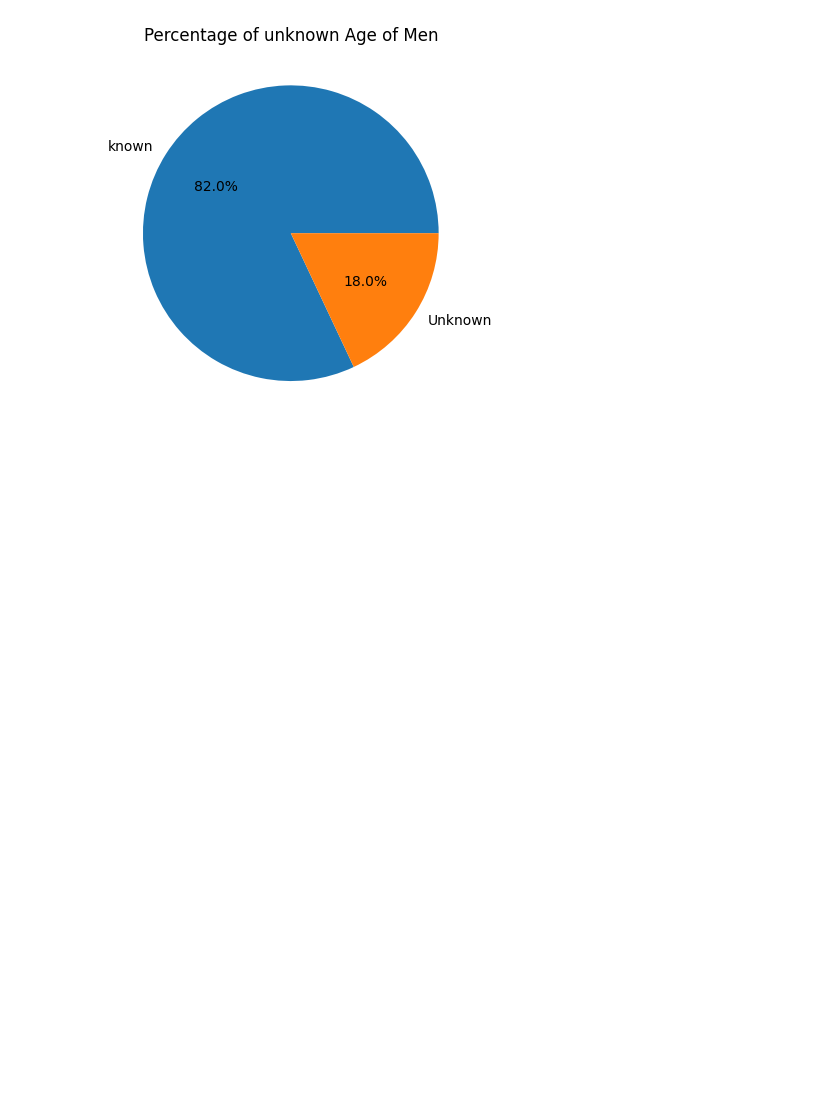
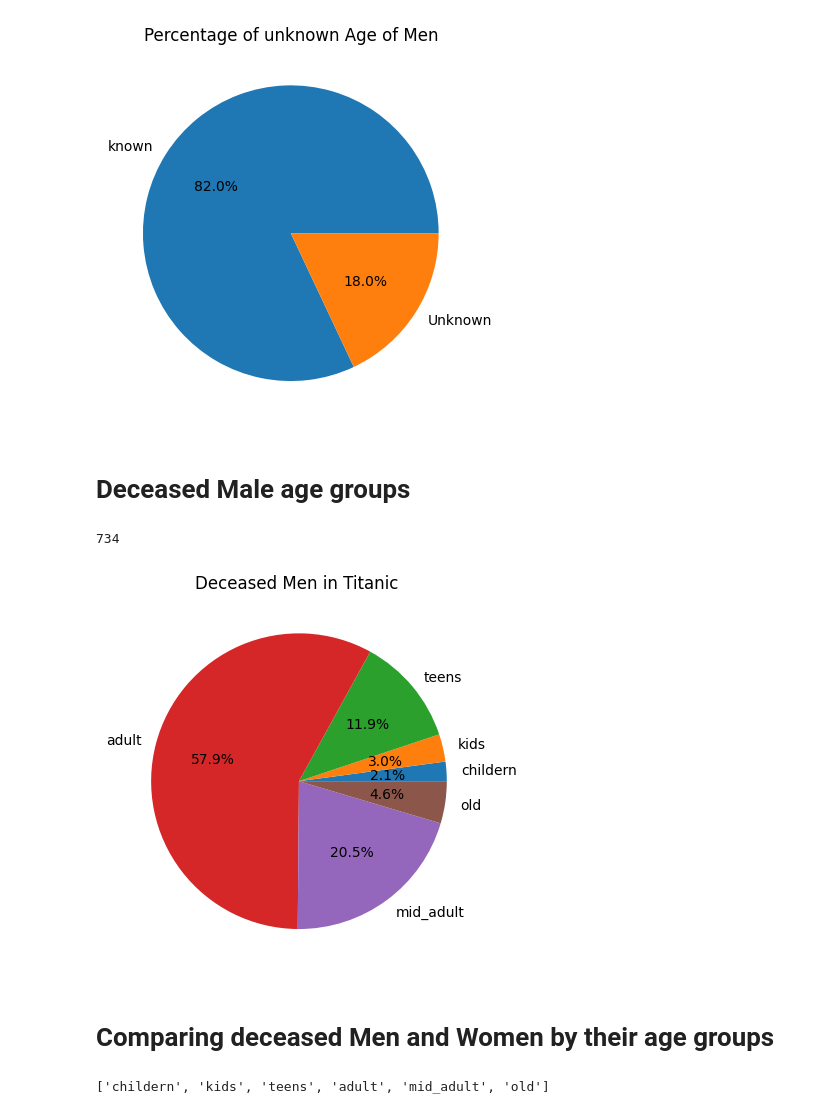
Before and after one commit to bilaalmunir/PRODIGY-DS-02, a Jupyter notebook: Prodigy-ds-02.ipynb, the cells around one changed output. Cells and saved outputs as stored; diff of their text form; code cells hidden in the pictures; blank space fills up the shorter version.

```diff
--- a/Prodigy-ds-02.ipynb
+++ b/Prodigy-ds-02.ipynb
@@ -265,3 +275,39 @@ plt.title("Percentage of unknown Age of Men")
 plt.show()
 # %% [output]
 [figure]
+# %% [markdown]
+# Deceased Male age groups
+# %%
+deceased_men = male_passengers_data[male_passengers_data['Survived']==0]
+deceased_men_count = deceased_men['PassengerId'].count()
+deceased_men_count
+# %% [output]
+734
+# %%
+male_deceased_childern = deceased_men[(deceased_men['Age'] >= 0) & (deceased_men['Age'] < 5)]
+male_deceased_kids = deceased_men[(deceased_men['Age'] > 4) & (deceased_men['Age'] < 13)]
+male_deceased_teen = deceased_men[(deceased_men['Age'] > 12) & (deceased_men['Age'] < 20)]
+male_deceased_adult = deceased_men[(deceased_men['Age'] > 19) & (deceased_men['Age'] < 40)]
+male_deceased_madult = deceased_men[(deceased_men['Age'] > 39) & (deceased_men['Age'] < 60)]
+male_deceased_old = deceased_men[deceased_men['Age'] > 59]
+# %%
+male_deceased_childern_count = male_deceased_childern['PassengerId'].count()
+male_deceased_kids_count = male_deceased_kids['PassengerId'].count()
+male_deceased_teen_count = male_deceased_teen['PassengerId'].count()
+male_deceased_adult_count = male_deceased_adult['PassengerId'].count()
+male_deceased_madult_count = male_deceased_madult['PassengerId'].count()
+male_deceased_old_count = male_deceased_old['PassengerId'].count()
+# %%
+deceased_male_age_groups = np.array([male_deceased_childern_count,male_deceased_kids_count,male_deceased_teen_count,male_deceased_adult_count,male_deceased_madult_count,male_deceased_old_count])
+plt.pie(deceased_male_age_groups, labels=labelss, autopct='%1.1f%%')
+plt.title('Deceased Men in Titanic ')
+plt.show()
+# %% [output]
+[figure, added]
+# %% [markdown]
+# Comparing deceased Men and Women by their age groups
+# %%
+male_age_groups
+female_age_groups
+# %% [output]
+['childern', 'kids', 'teens', 'adult', 'mid_adult', 'old']
```
Also changed, not shown: parts of 3 cells of this notebook.
